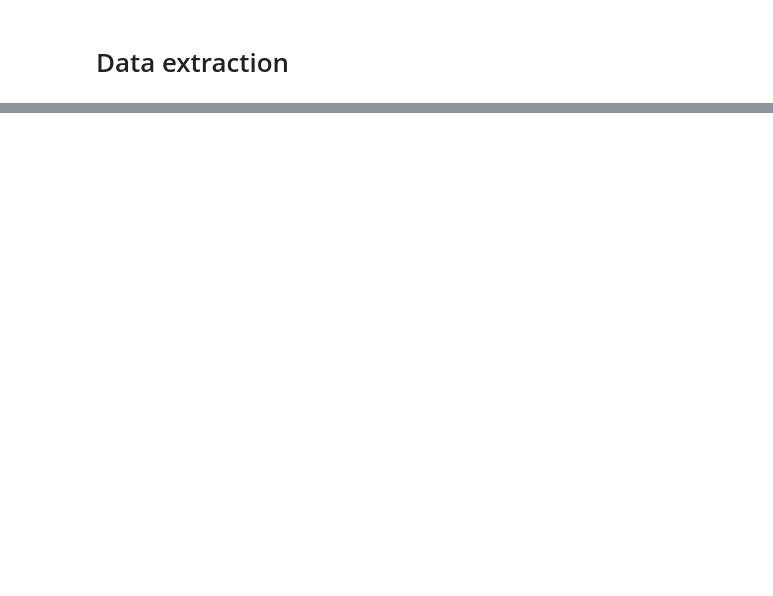
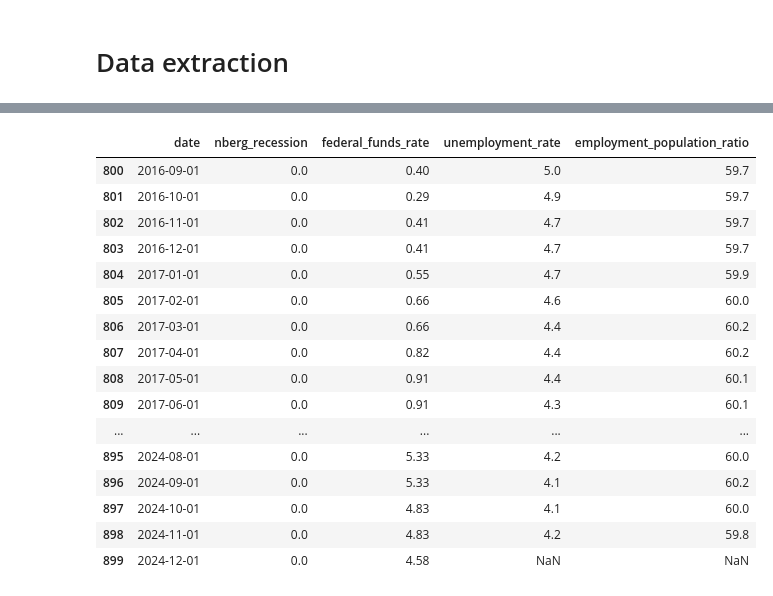
Before and after one commit to gafnts/macro-forescasts, a Jupyter notebook: fred.ipynb, the cells around one changed output, grey strips where cells are left out. Drawn from its saved outputs; the diff is of its cells as text; code cells hidden in the pictures; blank space fills up the shorter version.

Commit message:
Monthly extraction implemenetation

```diff
--- a/fred.ipynb
+++ b/fred.ipynb
@@ -3,13 +3,19 @@
 # %%
 import os
 import json
-import pandas as pd
 import seaborn as sns
 import matplotlib.pyplot as plt
+from utilities import create_fred_client, import_series_ids, create_base_dataframe, extract_base_dataset
 
-from utilities import create_fred_client
+fred_client = create_fred_client()
 
-fred = create_fred_client()
+series_ids = import_series_ids()
+
+base_df = create_base_dataframe(
+    start_date='1950-01-01',
+    end_date='2025-01-01',
+    frequency='ME'
+)
 # %%
 with open(os.path.join(os.getcwd(), "series.json"), "r") as file:
     data = json.load(file)
@@ -34,3 +30,31 @@ df_collector.tail(50)
+# %%
+df = extract_base_dataset(
+    fred_client=fred_client,
+    series_ids=series_ids,
+    base_df=base_df
+)
+# %%
+import pandas as pd
+pd.set_option('display.max_rows', 100)
+df.tail(100)
+# %% [output]
+|  | date | nberg_recession | federal_funds_rate | unemployment_rate | employment_population_ratio |
+| 800 | 2016-09-01 | 0.0 | 0.40 | 5.0 | 59.7 |
+| 801 | 2016-10-01 | 0.0 | 0.29 | 4.9 | 59.7 |
+| 802 | 2016-11-01 | 0.0 | 0.41 | 4.7 | 59.7 |
+| 803 | 2016-12-01 | 0.0 | 0.41 | 4.7 | 59.7 |
+| 804 | 2017-01-01 | 0.0 | 0.55 | 4.7 | 59.9 |
+| 805 | 2017-02-01 | 0.0 | 0.66 | 4.6 | 60.0 |
+| 806 | 2017-03-01 | 0.0 | 0.66 | 4.4 | 60.2 |
+| 807 | 2017-04-01 | 0.0 | 0.82 | 4.4 | 60.2 |
+| 808 | 2017-05-01 | 0.0 | 0.91 | 4.4 | 60.1 |
+| 809 | 2017-06-01 | 0.0 | 0.91 | 4.3 | 60.1 |
+| ... | ... | ... | ... | ... | ... |
+| 895 | 2024-08-01 | 0.0 | 5.33 | 4.2 | 60.0 |
+| 896 | 2024-09-01 | 0.0 | 5.33 | 4.1 | 60.2 |
+| 897 | 2024-10-01 | 0.0 | 4.83 | 4.1 | 60.0 |
+| 898 | 2024-11-01 | 0.0 | 4.83 | 4.2 | 59.8 |
+| 899 | 2024-12-01 | 0.0 | 4.58 | NaN | NaN |
 # %%
 plt.figure(figsize=(14, 7), dpi=300)
 
```
Also changed, not shown: parts of 4 cells of this notebook.
